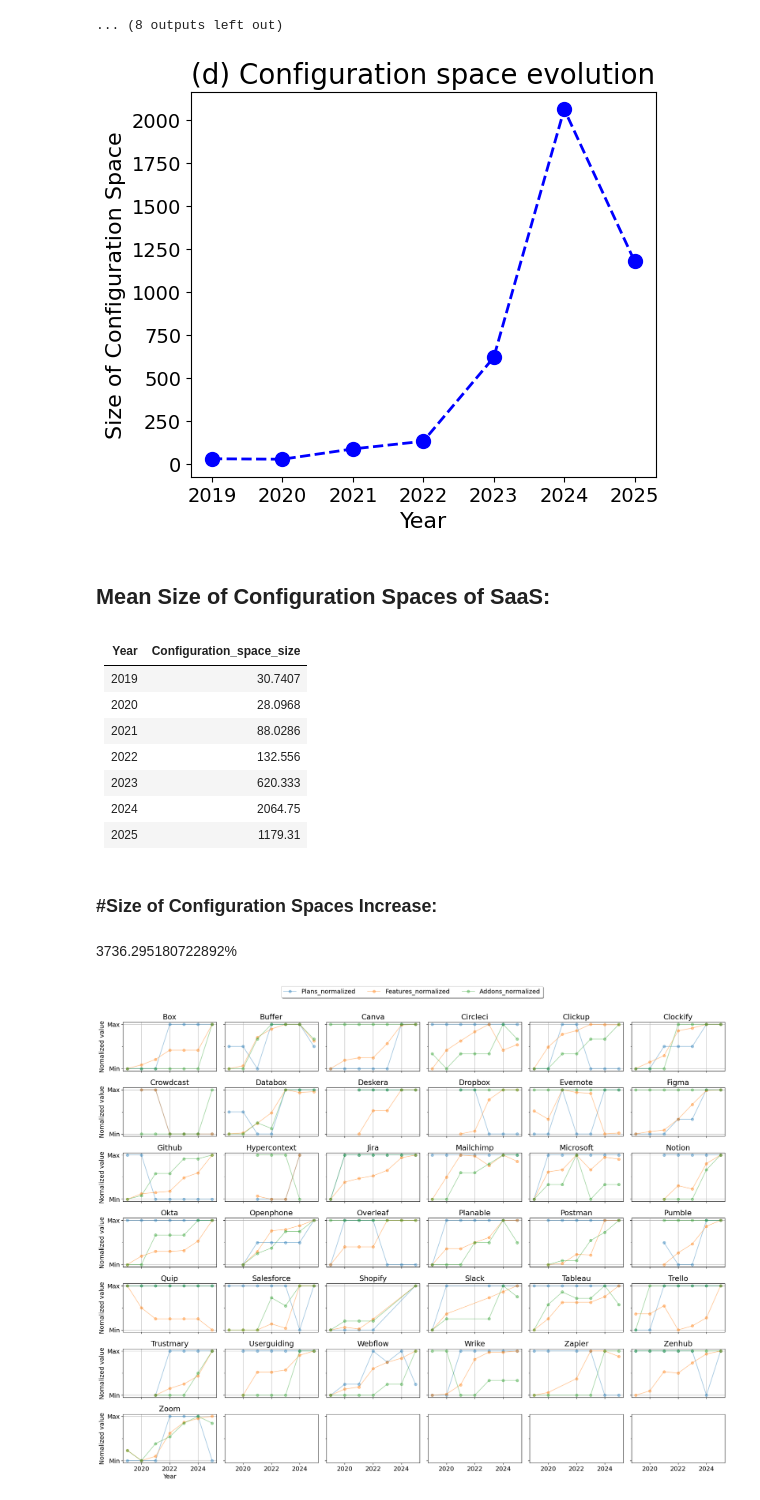
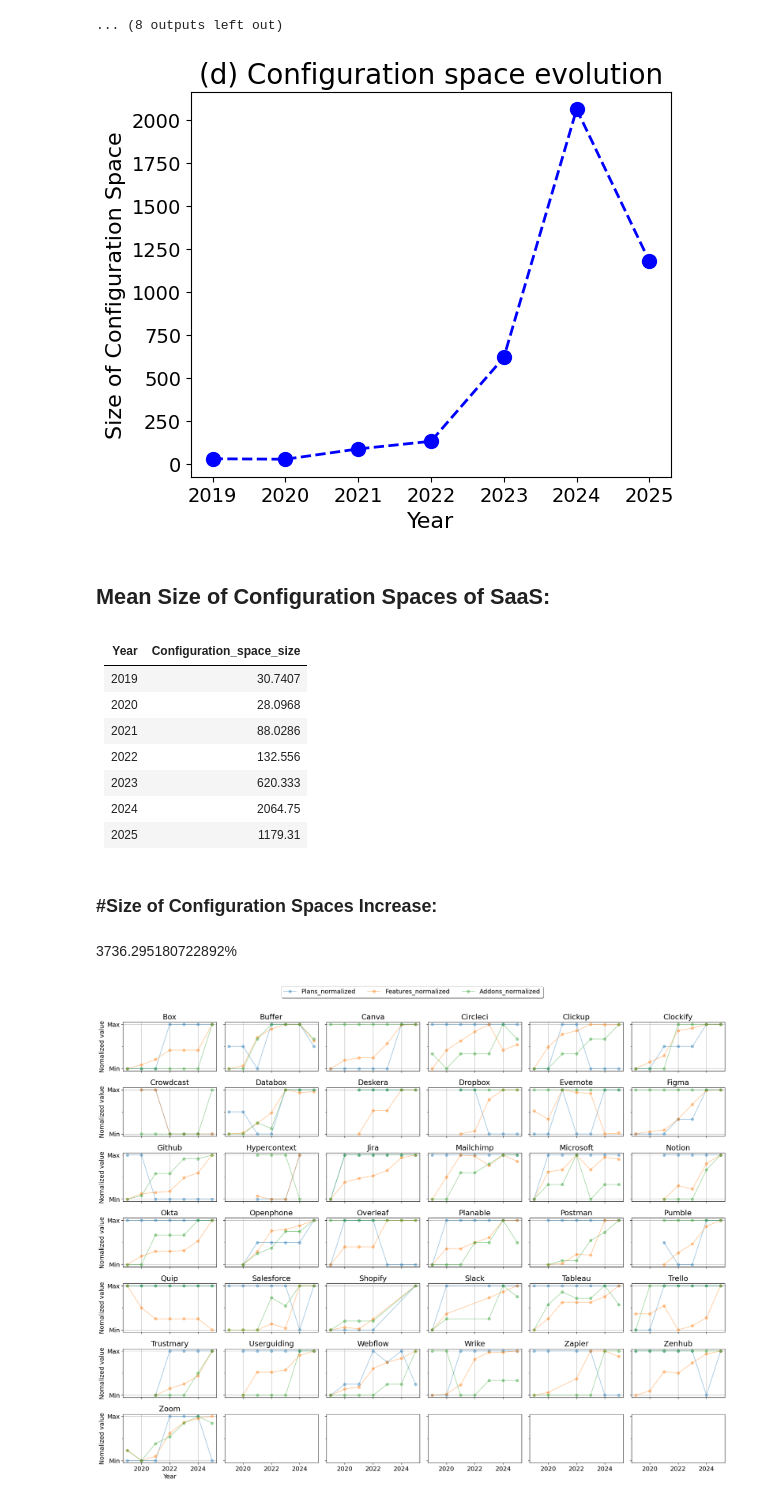
Before and after one commit to isa-group/SaaS-analysis, a Jupyter notebook: analysis_and_figures.ipynb, the cells around one changed output. Saved outputs shown, nothing was run; the diff lists cells and outputs as text; code cells hidden in the pictures.

```diff
--- a/analysis_and_figures.ipynb
+++ b/analysis_and_figures.ipynb
@@ -224,23 +230,23 @@ draw_boxplot('Addons', tag="c")
 ## Mean Features:
 ... (8 outputs left out)
 # %%
-plt.figure(figsize=(6, 5))
+plt.figure(figsize=(6.2, 5))
 df.groupby('Year')['Configuration_space_size'].mean().plot(marker='o', linestyle='--', markersize=outliersSize, linewidth=2, color='blue')
 plt.title('(d) Configuration space evolution', fontdict={'fontsize': titleSize})
 plt.xlabel('Year', fontdict={'fontsize': axisSize})
 plt.ylabel('Size of Configuration Space', fontdict={'fontsize': axisSize})
 plt.xticks(fontsize=fontSize)
 plt.yticks(fontsize=fontSize)
 plt.savefig(os.path.join(FIGURES_PATH,"SaaS_Available_Subscription_Configurations_Evolution_Line.png"), format='png', dpi=800, bbox_inches='tight')
 plt.show()
 
 means = df.groupby('Year')['Configuration_space_size'].mean()
 display(Markdown("## Mean Size of Configuration Spaces of SaaS:"))
 display(Markdown(means.to_markdown()))
 display(Markdown("### #Size of Configuration Spaces Increase:"))
 display(Markdown(str((means[int(STUDIED_YEARS[-1])]/means[int(STUDIED_YEARS[0])] -1)*100)+"%"))
 # %% [output]
-[figure, old version]
+[figure, new version]
 ## Mean Size of Configuration Spaces of SaaS:
 |   Year |   Configuration_space_size |
 |-------:|---------------------------:|
```
Also changed, not shown: parts of 1 cell of this notebook, 2 other files.
